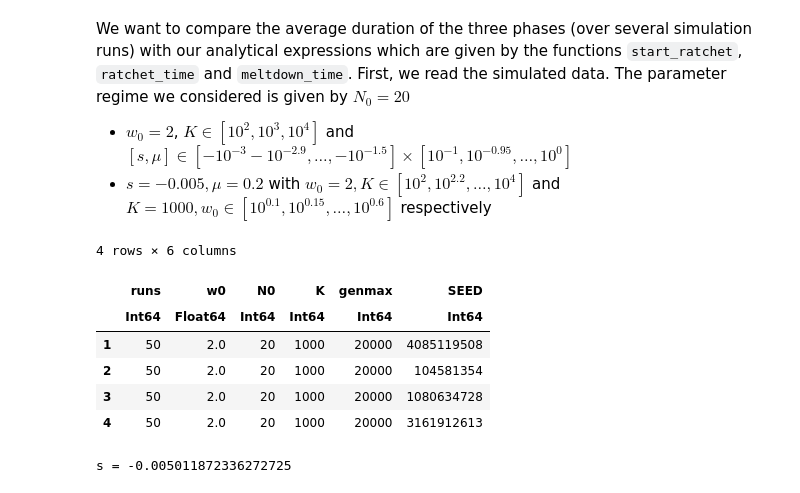
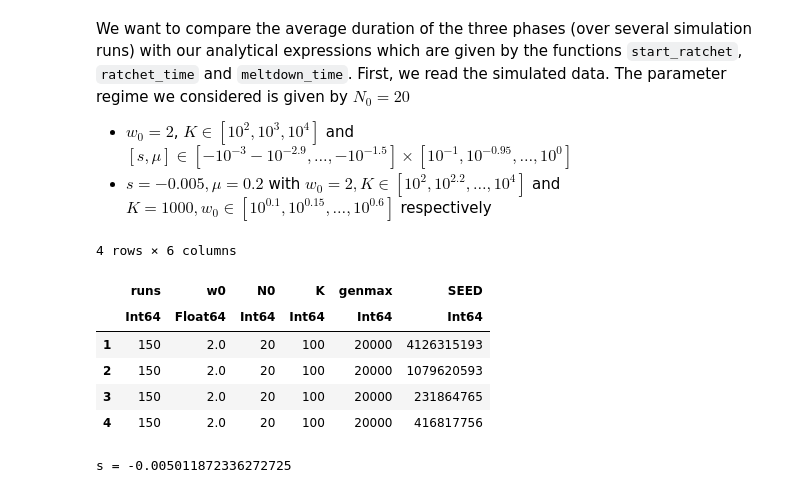
Before and after one commit to LucyL-J/Time-to-mutational-meltdown, a Jupyter notebook: Computational_analysis.ipynb, the cells around one changed output. Cells and saved outputs as stored; diff of their text form; code cells hidden in the pictures.

```diff
--- a/Computational_analysis.ipynb
+++ b/Computational_analysis.ipynb
@@ -174,40 +174,40 @@ We want to compare the average duration of the three phases (over several simula
 # %%
 # which_K = 1,2,3 corresponds to K = 10^2, 10^3, 10^4
 
-which_K = 2
+which_K = 1
 if which_K == 1
     equilibration_time_mean = DataFrame(CSV.File("data/equilibration_time_mean_K100_41263151931079620593231864765416817756"))
     ratchet_time_mean = DataFrame(CSV.File("data/ratchet_time_mean_K100_41263151931079620593231864765416817756"))
     meltdown_time_mean = DataFrame(CSV.File("data/meltdown_time_mean_K100_41263151931079620593231864765416817756"))
     equilibration_time_var = DataFrame(CSV.File("data/equilibration_time_var_K100_41263151931079620593231864765416817756"))
     ratchet_time_var = DataFrame(CSV.File("data/ratchet_time_var_K100_41263151931079620593231864765416817756"))
     meltdown_time_var = DataFrame(CSV.File("data/meltdown_time_var_K100_41263151931079620593231864765416817756"))
     parameters = DataFrame(CSV.File("data/times_phases_parameters_K100_41263151931079620593231864765416817756"))
 elseif which_K == 2
     equilibration_time_mean = DataFrame(CSV.File("data/equilibration_time_mean_K1000_408511950810458135410806347283161912613"))
     ratchet_time_mean = DataFrame(CSV.File("data/ratchet_time_mean_K1000_408511950810458135410806347283161912613"))
     meltdown_time_mean = DataFrame(CSV.File("data/meltdown_time_mean_K1000_408511950810458135410806347283161912613"))
     equilibration_time_var = DataFrame(CSV.File("data/equilibration_time_var_K1000_408511950810458135410806347283161912613"))
     ratchet_time_var = DataFrame(CSV.File("data/ratchet_time_var_K1000_408511950810458135410806347283161912613"))
     meltdown_time_var = DataFrame(CSV.File("data/meltdown_time_var_K1000_408511950810458135410806347283161912613"))
     parameters = DataFrame(CSV.File("data/times_phases_parameters_K1000_408511950810458135410806347283161912613"))
 elseif which_K == 3
     equilibration_time_mean = DataFrame(CSV.File("data/equilibration_time_mean_K10000_399155121639959885414695084793876067713"))
     ratchet_time_mean = DataFrame(CSV.File("data/ratchet_time_mean_K10000_399155121639959885414695084793876067713"))
     meltdown_time_mean = DataFrame(CSV.File("data/meltdown_time_mean_K10000_399155121639959885414695084793876067713"))
     equilibration_time_var = DataFrame(CSV.File("data/equilibration_time_var_K10000_399155121639959885414695084793876067713"))
     ratchet_time_var = DataFrame(CSV.File("data/ratchet_time_var_K10000_399155121639959885414695084793876067713"))
     meltdown_time_var = DataFrame(CSV.File("data/meltdown_time_var_K10000_399155121639959885414695084793876067713"))
     parameters = DataFrame(CSV.File("data/times_phases_parameters_K10000_399155121639959885414695084793876067713"))
 end
 # %% [output]
 4 rows × 6 columns
 |  | runs | w0 | N0 | K | genmax | SEED |
 |  | Int64 | Float64 | Int64 | Int64 | Int64 | Int64 |
-| 1 | 50 | 2.0 | 20 | 1000 | 20000 | 4085119508 |
-| 2 | 50 | 2.0 | 20 | 1000 | 20000 | 104581354 |
-| 3 | 50 | 2.0 | 20 | 1000 | 20000 | 1080634728 |
-| 4 | 50 | 2.0 | 20 | 1000 | 20000 | 3161912613 |
+| 1 | 150 | 2.0 | 20 | 100 | 20000 | 4126315193 |
+| 2 | 150 | 2.0 | 20 | 100 | 20000 | 1079620593 |
+| 3 | 150 | 2.0 | 20 | 100 | 20000 | 231864765 |
+| 4 | 150 | 2.0 | 20 | 100 | 20000 | 416817756 |
 # %%
 K = parameters.K[1]
 w0 = parameters.w0[1]
```
Also changed, not shown: parts of 5 cells of this notebook.
